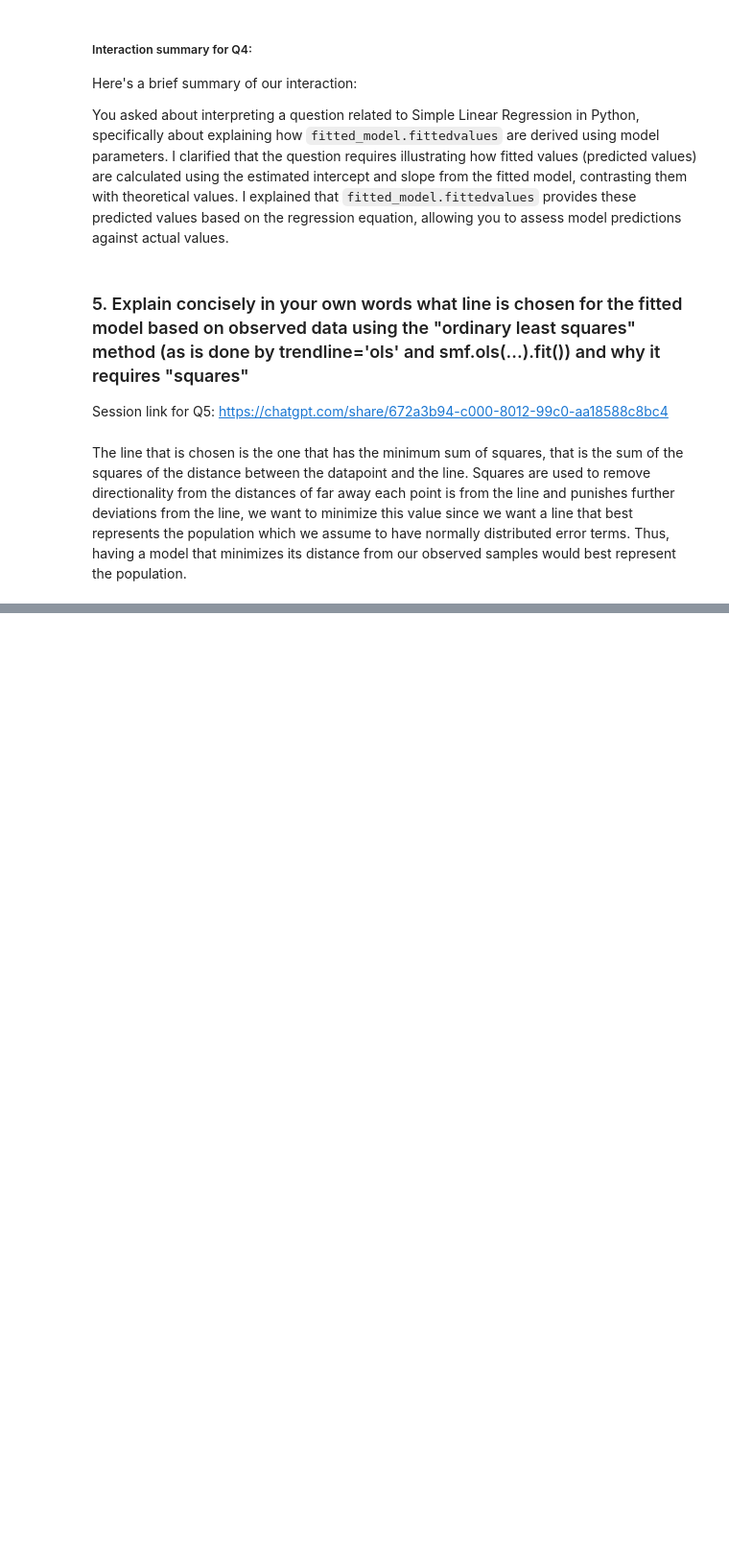
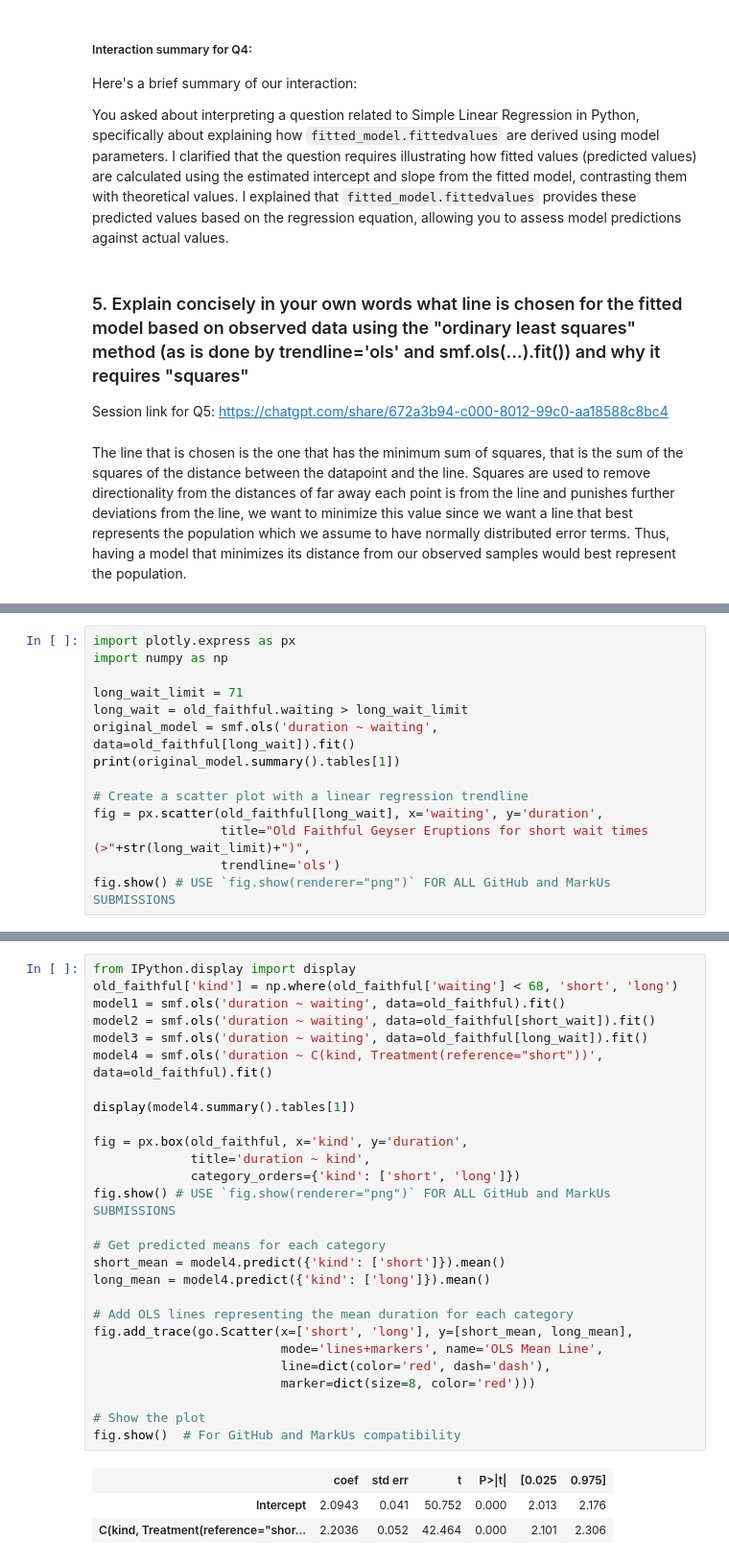
Before and after one commit to KurbyDoo/STA130, a Jupyter notebook: HW/HW 06 - Cayden Wong.ipynb, the cells around one changed output, grey strips where cells are left out. Shown at 96% size. Drawn from its saved outputs; the diff is of its cells as text; blank space fills up the shorter version.

```diff
--- a/HW/HW 06 - Cayden Wong.ipynb
+++ b/HW/HW 06 - Cayden Wong.ipynb
@@ -216,0 +395,14 @@ The line that is chosen is the one that has the minimum sum of squares, that is
+# %%
+import plotly.express as px
+import numpy as np
+
+long_wait_limit = 71
+long_wait = old_faithful.waiting > long_wait_limit
+original_model = smf.ols('duration ~ waiting', data=old_faithful[long_wait]).fit()
+print(original_model.summary().tables[1])
+
+# Create a scatter plot with a linear regression trendline
+fig = px.scatter(old_faithful[long_wait], x='waiting', y='duration',
+                 title="Old Faithful Geyser Eruptions for short wait times (>"+str(long_wait_limit)+")",
+                 trendline='ols')
+fig.show() # USE `fig.show(renderer="png")` FOR ALL GitHub and MarkUs SUBMISSIONS
@@ -216,0 +487,31 @@ The line that is chosen is the one that has the minimum sum of squares, that is
+# %%
+from IPython.display import display
+old_faithful['kind'] = np.where(old_faithful['waiting'] < 68, 'short', 'long')
+model1 = smf.ols('duration ~ waiting', data=old_faithful).fit()
+model2 = smf.ols('duration ~ waiting', data=old_faithful[short_wait]).fit()
+model3 = smf.ols('duration ~ waiting', data=old_faithful[long_wait]).fit()
+model4 = smf.ols('duration ~ C(kind, Treatment(reference="short"))', data=old_faithful).fit()
+
+display(model4.summary().tables[1])
+
+fig = px.box(old_faithful, x='kind', y='duration',
+             title='duration ~ kind',
+             category_orders={'kind': ['short', 'long']})
+fig.show() # USE `fig.show(renderer="png")` FOR ALL GitHub and MarkUs SUBMISSIONS
+
+# Get predicted means for each category
+short_mean = model4.predict({'kind': ['short']}).mean()
+long_mean = model4.predict({'kind': ['long']}).mean()
+
+# Add OLS lines representing the mean duration for each category
+fig.add_trace(go.Scatter(x=['short', 'long'], y=[short_mean, long_mean],
+                         mode='lines+markers', name='OLS Mean Line',
+                         line=dict(color='red', dash='dash'),
+                         marker=dict(size=8, color='red')))
+
+# Show the plot
+fig.show()  # For GitHub and MarkUs compatibility
+# %% [output]
+|  | coef | std err | t | P>|t| | [0.025 | 0.975] |
+| Intercept | 2.0943 | 0.041 | 50.752 | 0.000 | 2.013 | 2.176 |
+| C(kind, Treatment(reference="shor... | 2.2036 | 0.052 | 42.464 | 0.000 | 2.101 | 2.306 |
```
Also changed, not shown: parts of 36 cells of this notebook, 4 other files.
